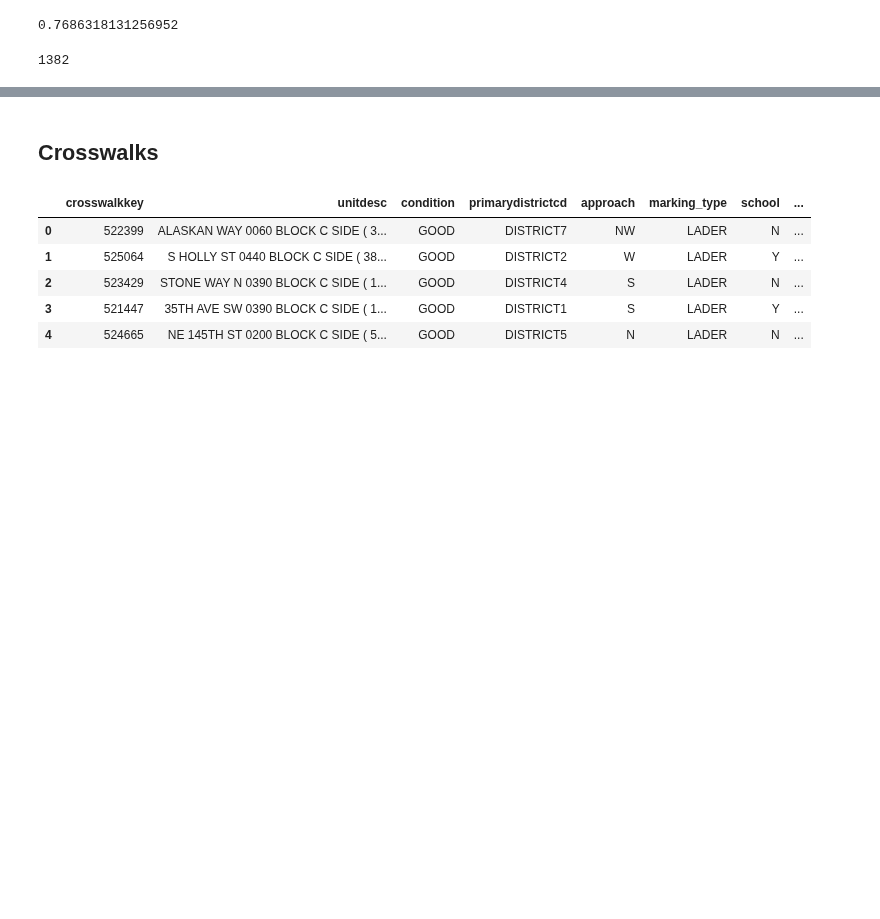
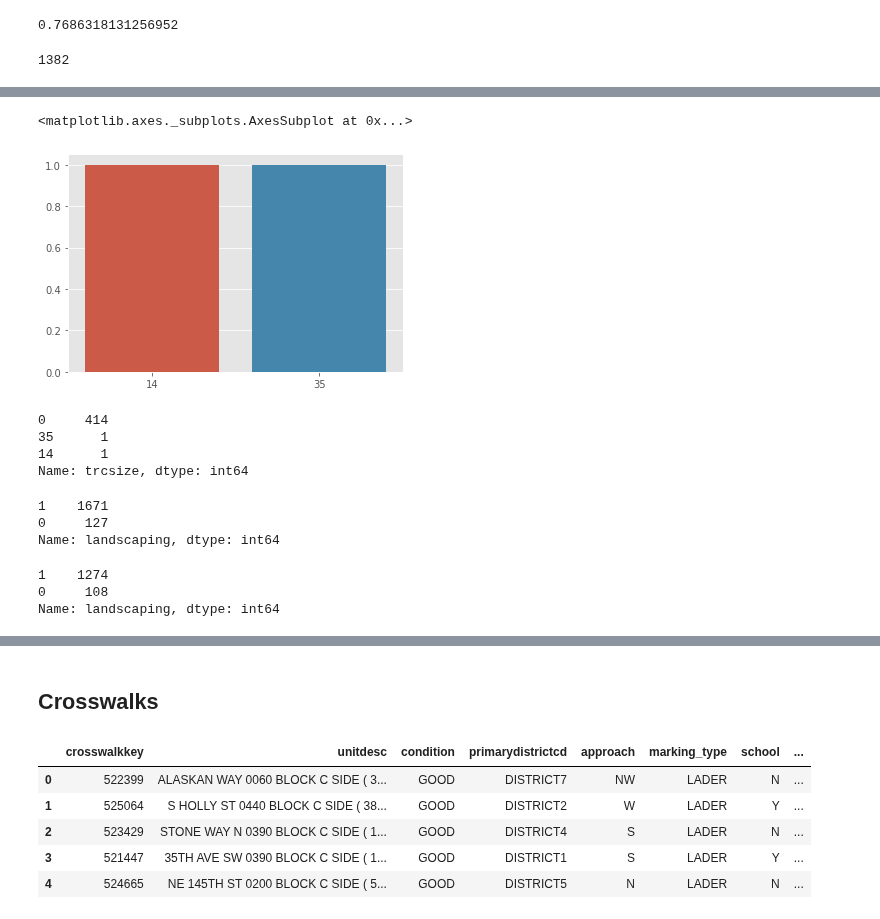
Before and after one commit to DataCircles/traffic_collisions_ml_team1, a Jupyter notebook: notebooks/cindy_severity_eda.ipynb, the cells around one changed output, grey strips where cells are left out. Saved outputs shown, nothing was run; the diff lists cells and outputs as text; code cells hidden in the pictures; blank space fills up the shorter version.

```diff
--- a/notebooks/cindy_severity_eda.ipynb
+++ b/notebooks/cindy_severity_eda.ipynb
@@ -317,0 +324,24 @@ circles['collisions'] = (circles['sev_score'] > 0).astype(int)
+# %%
+sns.barplot(circles[(circles['collisions'] ==0) & (circles['trcsize'] > 0)]['trcsize'].value_counts().index, circles[(circles['collisions'] ==0) & (circles['trcsize'] > 0)]['trcsize'].value_counts().values)
+# %% [output]
+<matplotlib.axes._subplots.AxesSubplot at 0x...>
+[figure, added]
+# %%
+circles[circles['collisions'] == 0]['trcsize'].value_counts()
+# %% [output]
+0     414
+35      1
+14      1
+Name: trcsize, dtype: int64
+# %%
+circles['landscaping'].value_counts()
+# %% [output]
+1    1671
+0     127
+Name: landscaping, dtype: int64
+# %%
+circles[circles['collisions'] != 0]['landscaping'].value_counts()
+# %% [output]
+1    1274
+0     108
+Name: landscaping, dtype: int64
```
Also changed, not shown: parts of 7 cells of this notebook, 4 other files.
